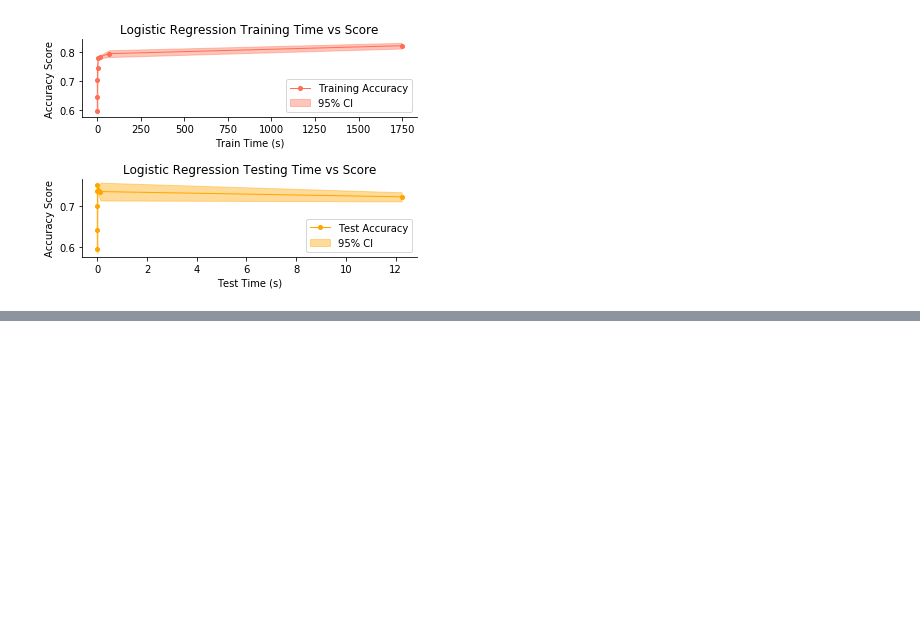
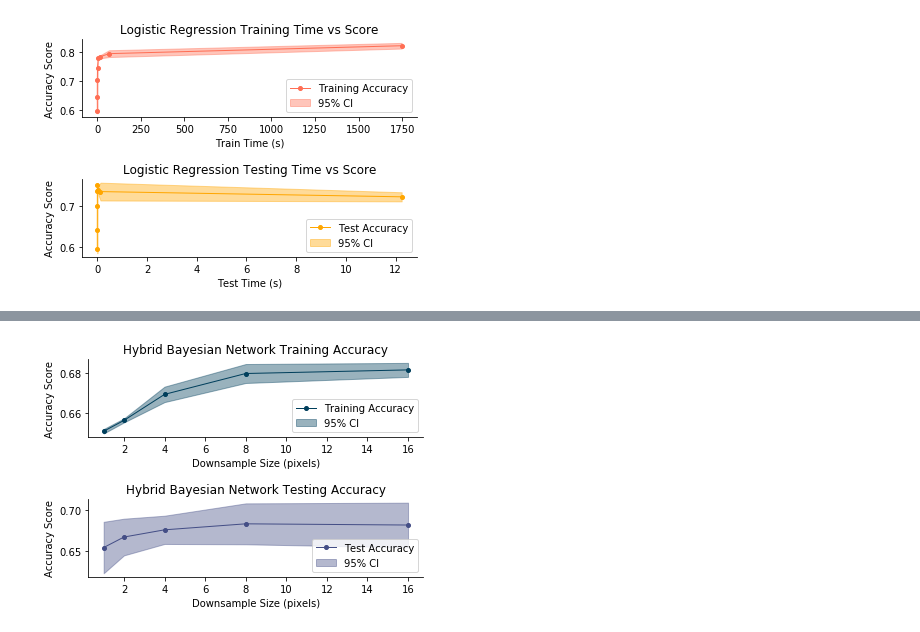
Before and after one commit to nextBillyonair/PGMImageInterpolation, a Jupyter notebook: src/ResultPlotting.ipynb, the cells around one changed output, grey strips where cells are left out. Cells and saved outputs as stored; diff of their text form; code cells hidden in the pictures; blank space fills up the shorter version.

```diff
--- a/src/ResultPlotting.ipynb
+++ b/src/ResultPlotting.ipynb
@@ -141,3 +141,6 @@ plt.subplots_adjust(hspace = 0.8)
 plt.savefig('../report/lr_graph_time_score.png', dpi=300, bbox_inches='tight')
 # %% [output]
 [figure]
+# %%
+bn = pd.read_csv('bayes_net_ret.csv', index_col=0)
+bn
@@ -143,0 +154,16 @@ plt.savefig('../report/lr_graph_time_score.png', dpi=300, bbox_inches='tight')
+# %%
+fig, axs = img_utils.make_subplot(rows=2, cols=1)
+img_utils.lineplot_ci(axs[0], bn.index,
+                   list(bn['train_score_mean']), list(bn['train_score_std']),
+                   label="Training Accuracy", title="Hybrid Bayesian Network Training Accuracy",
+                   x_label="Downsample Size (pixels)", y_label="Accuracy Score",
+                   color=0)
+img_utils.lineplot_ci(axs[1], bn.index,
+                   list(bn['test_score_mean']), list(bn['test_score_std']),
+                   label="Test Accuracy", title="Hybrid Bayesian Network Testing Accuracy",
+                   x_label="Downsample Size (pixels)", y_label="Accuracy Score",
+                   color=1)
+plt.subplots_adjust(hspace = 0.8)
+plt.savefig('../report/bn_graph_score.png', dpi=300, bbox_inches='tight')
+# %% [output]
+[figure, added]
```
Also changed, not shown: parts of 4 cells of this notebook, 16 other files.
